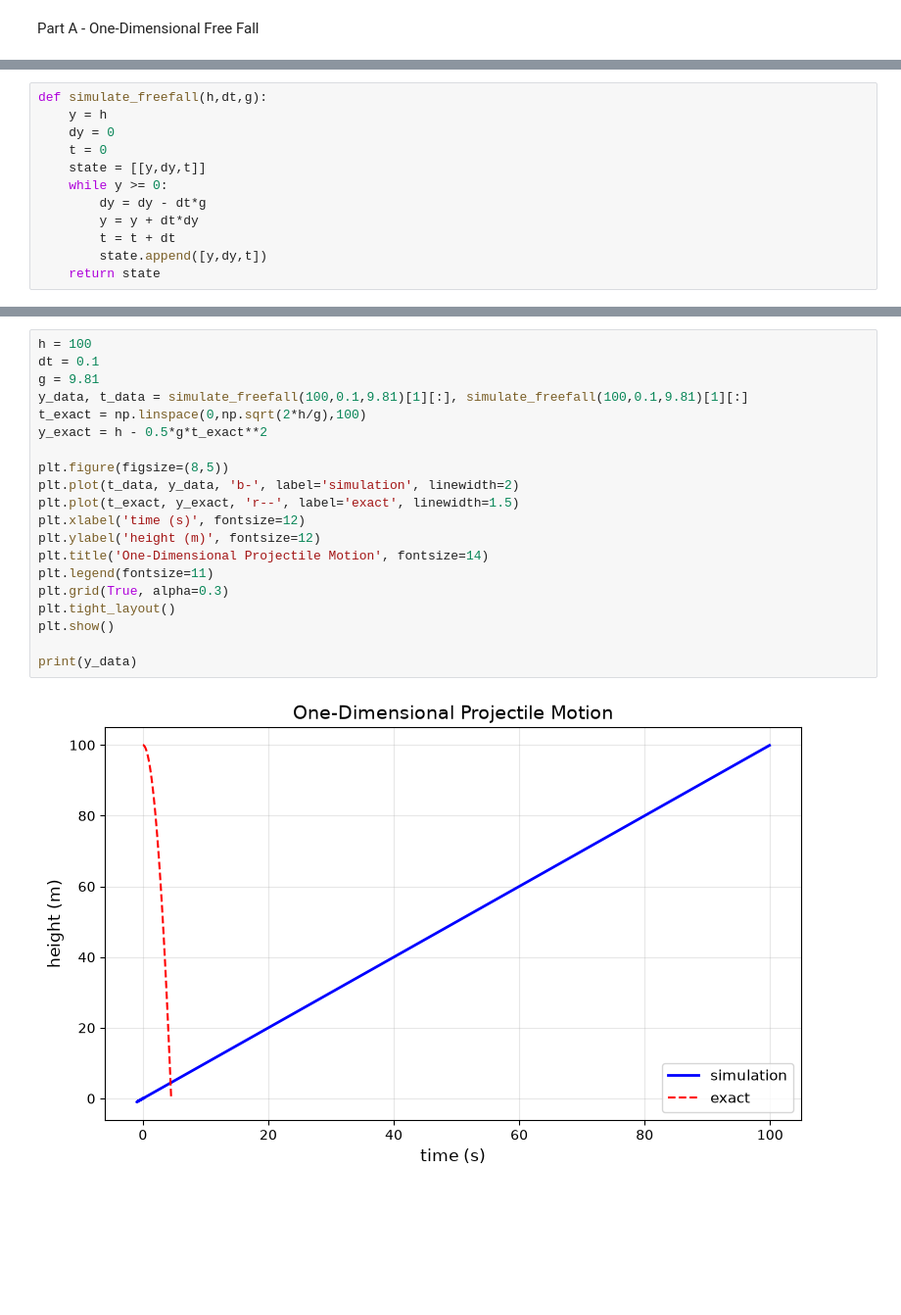
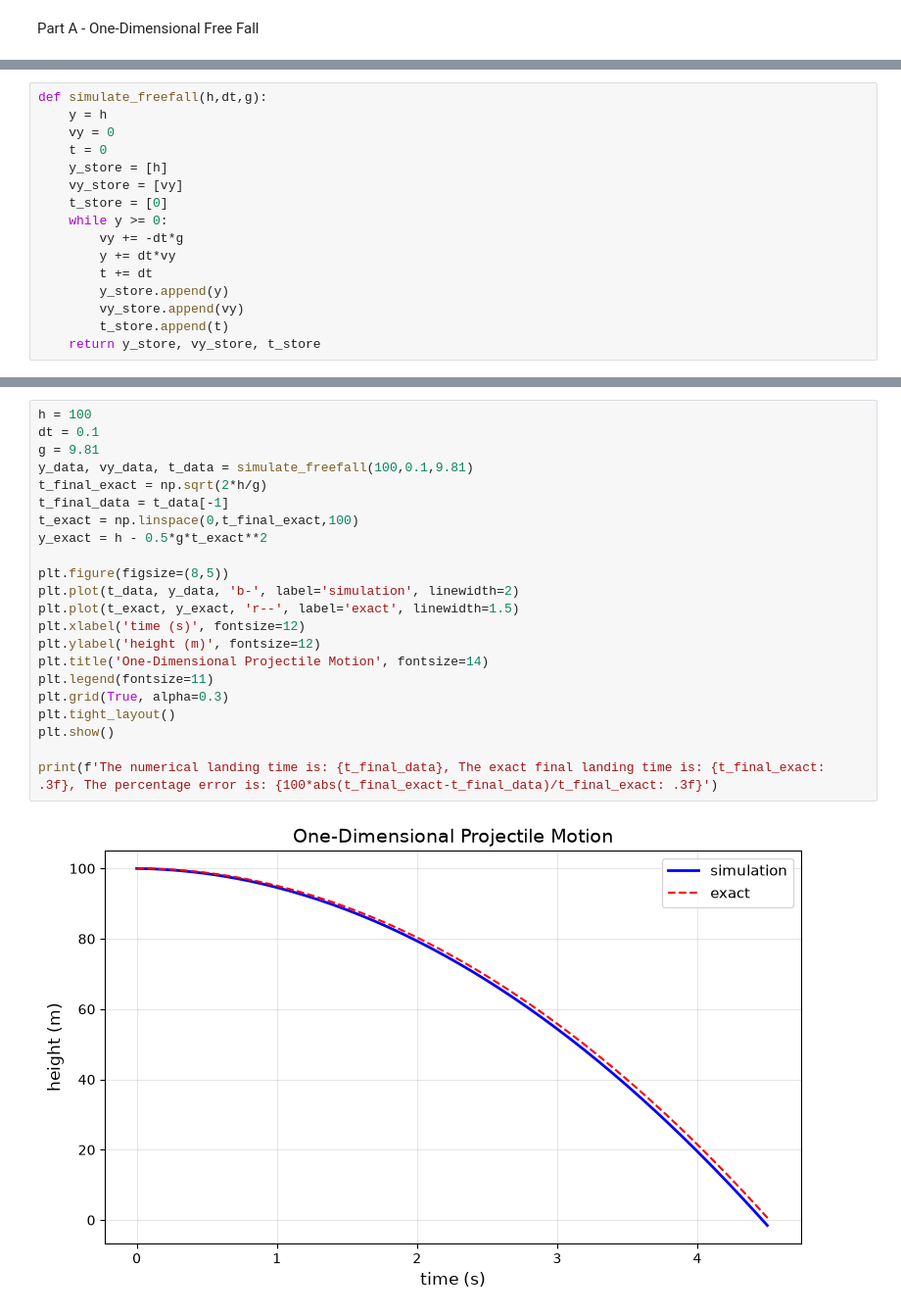
Before and after one commit to Grey-son/phys311, a Jupyter notebook: labs/lab01/lab01_projectile.ipynb, the cells around one changed output, grey strips where cells are left out. Shown at 98% size. Saved outputs shown, nothing was run; the diff lists cells and outputs as text; blank space fills up the shorter version.

```diff
--- a/labs/lab01/lab01_projectile.ipynb
+++ b/labs/lab01/lab01_projectile.ipynb
@@ -10,12 +12,16 @@ Part A - One-Dimensional Free Fall
 # %%
 def simulate_freefall(h,dt,g):
     y = h
-    dy = 0
+    vy = 0
     t = 0
-    state = [[y,dy,t]]
+    y_store = [h]
+    vy_store = [vy]
+    t_store = [0]
     while y >= 0:
-        dy = dy - dt*g
-        y = y + dt*dy
-        t = t + dt
-        state.append([y,dy,t])
-    return state
+        vy += -dt*g
+        y += dt*vy
+        t += dt
+        y_store.append(y)
+        vy_store.append(vy)
+        t_store.append(t)
+    return y_store, vy_store, t_store
@@ -22,22 +31,24 @@ def simulate_freefall(h,dt,g):
 # %%
 h = 100
 dt = 0.1
 g = 9.81
-y_data, t_data = simulate_freefall(100,0.1,9.81)[1][:], simulate_freefall(100,0.1,9.81)[1][:]
-t_exact = np.linspace(0,np.sqrt(2*h/g),100)
+y_data, vy_data, t_data = simulate_freefall(100,0.1,9.81)
+t_final_exact = np.sqrt(2*h/g)
+t_final_data = t_data[-1]
+t_exact = np.linspace(0,t_final_exact,100)
 y_exact = h - 0.5*g*t_exact**2
 
 plt.figure(figsize=(8,5))
 plt.plot(t_data, y_data, 'b-', label='simulation', linewidth=2)
 plt.plot(t_exact, y_exact, 'r--', label='exact', linewidth=1.5)
 plt.xlabel('time (s)', fontsize=12)
 plt.ylabel('height (m)', fontsize=12)
 plt.title('One-Dimensional Projectile Motion', fontsize=14)
 plt.legend(fontsize=11)
 plt.grid(True, alpha=0.3)
 plt.tight_layout()
 plt.show()
 
-print(y_data)
+print(f'The numerical landing time is: {t_final_data}, The exact final landing time is: {t_final_exact: .3f}, The percentage error is: {100*abs(t_final_exact-t_final_data)/t_final_exact: .3f}')
 # %% [output]
-[figure, old version]
+[figure, new version]
```
Also changed, not shown: parts of 33 cells of this notebook, 1 other file.
